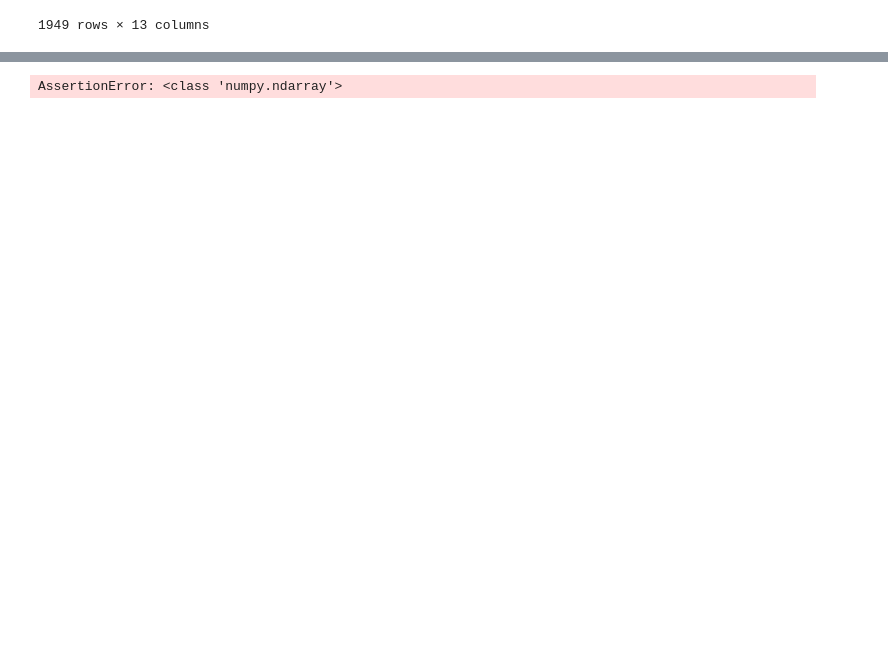
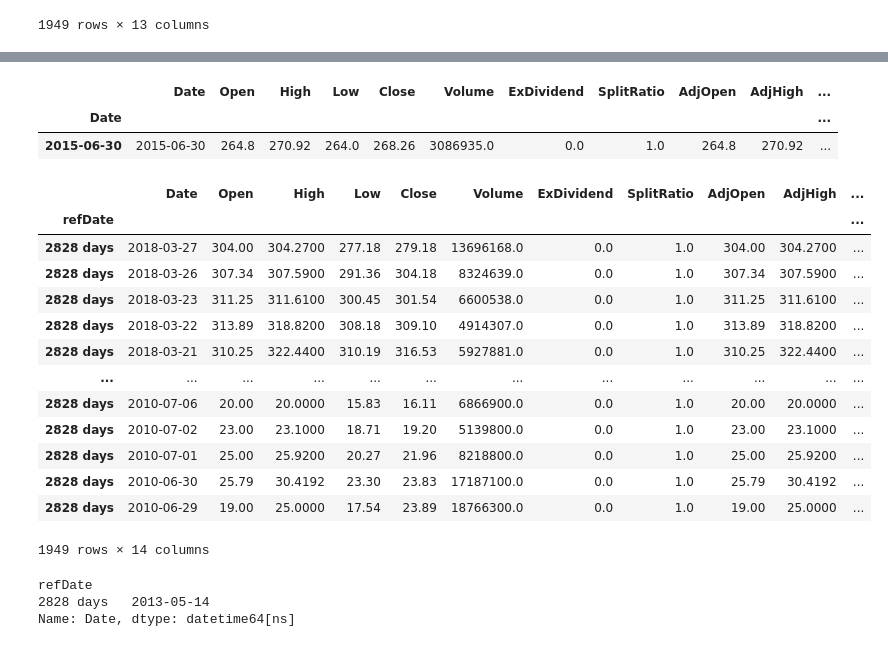
Before and after one commit to ikeven94/py_repo, a Jupyter notebook: Pandas_Numpy/Pandas_Datetime.ipynb, the cells around one changed output, grey strips where cells are left out. Drawn from its saved outputs; the diff is of its cells as text; code cells hidden in the pictures; blank space fills up the shorter version.

Commit message:
transform datetime with pandas

```diff
--- a/Pandas_Numpy/Pandas_Datetime.ipynb
+++ b/Pandas_Numpy/Pandas_Datetime.ipynb
@@ -357,7 +358,7 @@ tesla.head()
 | 3 | 2018-03-22 | 313.89 | 318.82 | 308.18 | 309.10 | 4914307.0 | 0.0 | 1.0 | 313.89 | 318.82 | ... |
 | 4 | 2018-03-21 | 310.25 | 322.44 | 310.19 | 316.53 | 5927881.0 | 0.0 | 1.0 | 310.25 | 322.44 | ... |
 # %%
-tesla = pd.read_csv('C:/Users/USER/Desktop/data/tesla_stock_quandl.csv',
+tesla = pd.read_csv('C:/Users/USER/Desktop/dataset/deepL/pandas_data/tesla_stock_quandl.csv',
                    parse_dates=['Date'])
 tesla.info()
 # %% [output]
@@ -474,4 +488,33 @@ AssertionError: <class 'numpy.ndarray'>
 # %%
 tesla['2015-06-30']
 # %% [output]
-AssertionError: <class 'numpy.ndarray'>
+|  | Date | Open | High | Low | Close | Volume | ExDividend | SplitRatio | AdjOpen | AdjHigh | ... |
+| Date |  |  |  |  |  |  |  |  |  |  | ... |
+| 2015-06-30 | 2015-06-30 | 264.8 | 270.92 | 264.0 | 268.26 | 3086935.0 | 0.0 | 1.0 | 264.8 | 270.92 | ... |
+# %%
+tesla["refDate"] = tesla["Date"].max() - tesla["Date"].min() # tesla 데이터의 최초일로부터 경과된 날짜가 저장
+# %%
+tesla.index = tesla['refDate'] # refdate를 인덱스로 삼겠다
+tesla
+# %% [output]
+|  | Date | Open | High | Low | Close | Volume | ExDividend | SplitRatio | AdjOpen | AdjHigh | ... |
+| refDate |  |  |  |  |  |  |  |  |  |  | ... |
+| 2828 days | 2018-03-27 | 304.00 | 304.2700 | 277.18 | 279.18 | 13696168.0 | 0.0 | 1.0 | 304.00 | 304.2700 | ... |
+| 2828 days | 2018-03-26 | 307.34 | 307.5900 | 291.36 | 304.18 | 8324639.0 | 0.0 | 1.0 | 307.34 | 307.5900 | ... |
+| 2828 days | 2018-03-23 | 311.25 | 311.6100 | 300.45 | 301.54 | 6600538.0 | 0.0 | 1.0 | 311.25 | 311.6100 | ... |
+| 2828 days | 2018-03-22 | 313.89 | 318.8200 | 308.18 | 309.10 | 4914307.0 | 0.0 | 1.0 | 313.89 | 318.8200 | ... |
+| 2828 days | 2018-03-21 | 310.25 | 322.4400 | 310.19 | 316.53 | 5927881.0 | 0.0 | 1.0 | 310.25 | 322.4400 | ... |
+| ... | ... | ... | ... | ... | ... | ... | ... | ... | ... | ... | ... |
+| 2828 days | 2010-07-06 | 20.00 | 20.0000 | 15.83 | 16.11 | 6866900.0 | 0.0 | 1.0 | 20.00 | 20.0000 | ... |
+| 2828 days | 2010-07-02 | 23.00 | 23.1000 | 18.71 | 19.20 | 5139800.0 | 0.0 | 1.0 | 23.00 | 23.1000 | ... |
+| 2828 days | 2010-07-01 | 25.00 | 25.9200 | 20.27 | 21.96 | 8218800.0 | 0.0 | 1.0 | 25.00 | 25.9200 | ... |
+| 2828 days | 2010-06-30 | 25.79 | 30.4192 | 23.30 | 23.83 | 17187100.0 | 0.0 | 1.0 | 25.79 | 30.4192 | ... |
+| 2828 days | 2010-06-29 | 19.00 | 25.0000 | 17.54 | 23.89 | 18766300.0 | 0.0 | 1.0 | 19.00 | 25.0000 | ... |
+1949 rows × 14 columns
+# %%
+# 거래량이 가장 많았던 날짜 출력
+tesla.loc[tesla['Volume']== tesla['Volume'].max()].Date
+# %% [output]
+refDate
+2828 days   2013-05-14
+Name: Date, dtype: datetime64[ns]
```
Also changed, not shown: parts of 12 cells of this notebook.
